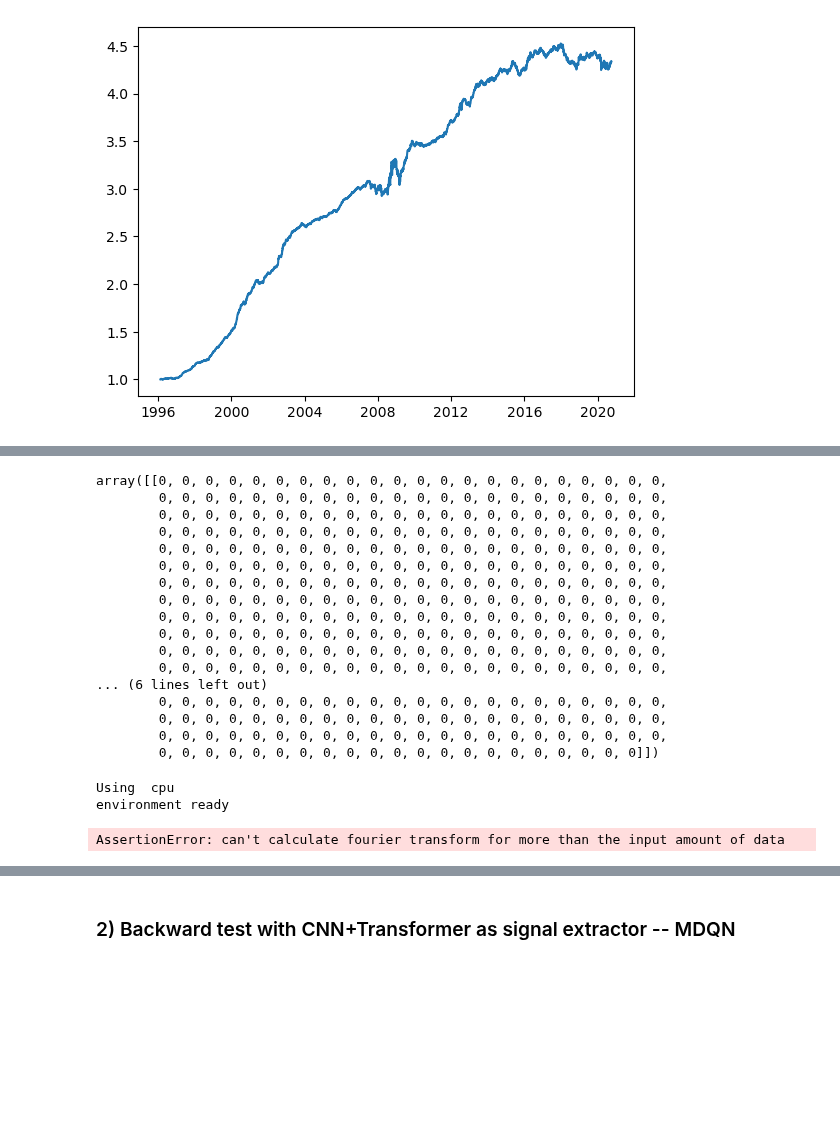
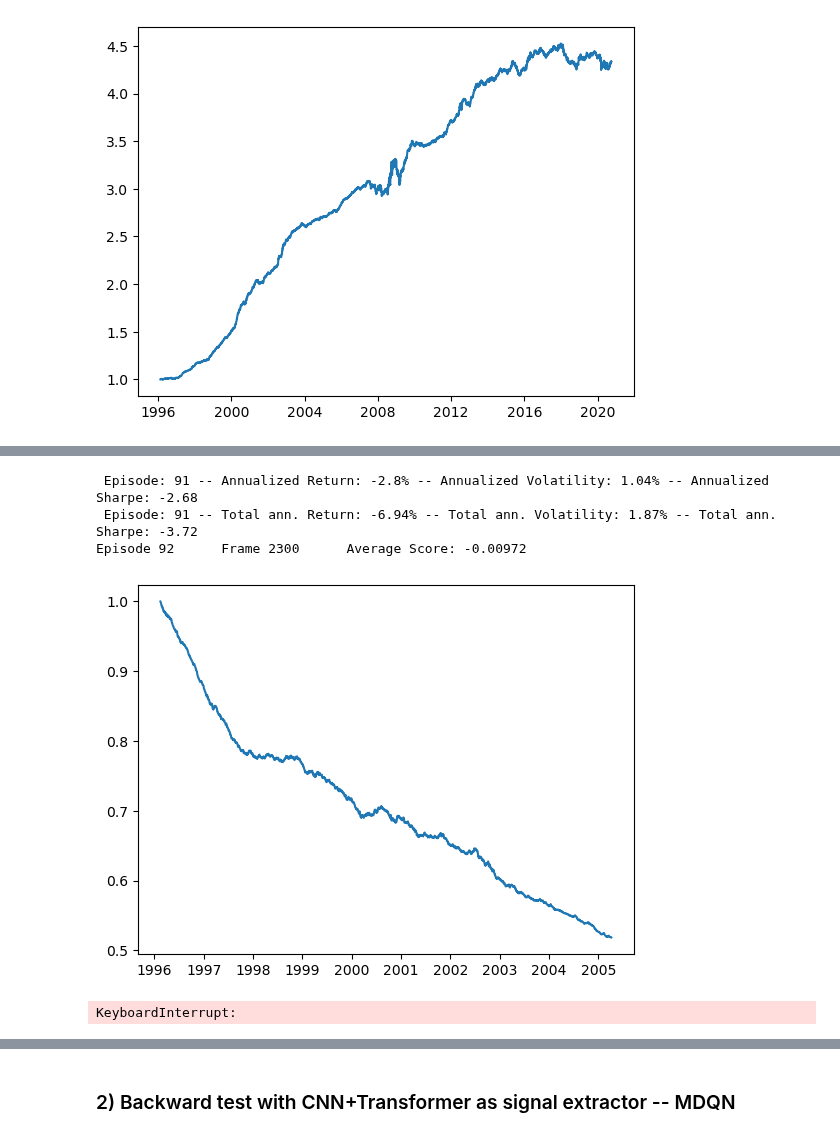
Before and after one commit to quintengeerts2000/MasterThesis-DRL_applications_to_stat_arb, a Jupyter notebook: empirical_analysis/RL_trading_tests.ipynb, the cells around one changed output, grey strips where cells are left out. Drawn from its saved outputs; the diff is of its cells as text; code cells hidden in the pictures; blank space fills up the shorter version.

```diff
--- a/empirical_analysis/RL_trading_tests.ipynb
+++ b/empirical_analysis/RL_trading_tests.ipynb
@@ -214,23 +207,3 @@ features = signal_extractor.extract(features)
-# %%
-agent.act_para(features, eps)
-# %% [output]
-array([[0, 0, 0, 0, 0, 0, 0, 0, 0, 0, 0, 0, 0, 0, 0, 0, 0, 0, 0, 0, 0, 0,
-        0, 0, 0, 0, 0, 0, 0, 0, 0, 0, 0, 0, 0, 0, 0, 0, 0, 0, 0, 0, 0, 0,
-        0, 0, 0, 0, 0, 0, 0, 0, 0, 0, 0, 0, 0, 0, 0, 0, 0, 0, 0, 0, 0, 0,
-        0, 0, 0, 0, 0, 0, 0, 0, 0, 0, 0, 0, 0, 0, 0, 0, 0, 0, 0, 0, 0, 0,
-        0, 0, 0, 0, 0, 0, 0, 0, 0, 0, 0, 0, 0, 0, 0, 0, 0, 0, 0, 0, 0, 0,
-        0, 0, 0, 0, 0, 0, 0, 0, 0, 0, 0, 0, 0, 0, 0, 0, 0, 0, 0, 0, 0, 0,
-        0, 0, 0, 0, 0, 0, 0, 0, 0, 0, 0, 0, 0, 0, 0, 0, 0, 0, 0, 0, 0, 0,
-        0, 0, 0, 0, 0, 0, 0, 0, 0, 0, 0, 0, 0, 0, 0, 0, 0, 0, 0, 0, 0, 0,
-        0, 0, 0, 0, 0, 0, 0, 0, 0, 0, 0, 0, 0, 0, 0, 0, 0, 0, 0, 0, 0, 0,
-        0, 0, 0, 0, 0, 0, 0, 0, 0, 0, 0, 0, 0, 0, 0, 0, 0, 0, 0, 0, 0, 0,
-        0, 0, 0, 0, 0, 0, 0, 0, 0, 0, 0, 0, 0, 0, 0, 0, 0, 0, 0, 0, 0, 0,
-        0, 0, 0, 0, 0, 0, 0, 0, 0, 0, 0, 0, 0, 0, 0, 0, 0, 0, 0, 0, 0, 0,
-... (6 lines left out)
-        0, 0, 0, 0, 0, 0, 0, 0, 0, 0, 0, 0, 0, 0, 0, 0, 0, 0, 0, 0, 0, 0,
-        0, 0, 0, 0, 0, 0, 0, 0, 0, 0, 0, 0, 0, 0, 0, 0, 0, 0, 0, 0, 0, 0,
-        0, 0, 0, 0, 0, 0, 0, 0, 0, 0, 0, 0, 0, 0, 0, 0, 0, 0, 0, 0, 0, 0,
-        0, 0, 0, 0, 0, 0, 0, 0, 0, 0, 0, 0, 0, 0, 0, 0, 0, 0, 0, 0, 0]])
 # %%
 # PARAMETERS
 seed = 100  #np.random.randint(0,100000)
@@ -276,15 +249,16 @@ agent = M_DQN_Agent(state_size=state_size,
 ##########################
 
 MINIMUM_BUFFER  = 5000      # minimum amount of experiences before the DRL agent starts learning
-EPISODE_LENGTH  = 25       # episode length, only used for telling when to show the performance
+EPISODE_LENGTH  = 25        # episode length, only used for telling when to show the performance
 LOOKBACK_WINDOW = 252       # lookback window used for the PCA estimation
 LOADING_WINDOW  = 60        # last 30 values are used to create the loadings for the factor model
-FACTORS         = 5         # the amount of factors used in the factor model
+FACTORS         = 10        # the amount of factors used in the factor model
 SIGNAL_WINDOW   = 30        # the length of the window used for extracting the signal
 TRANS_COST      = 0.0005    # transaction cost for changes in the portfolio
 SHORT_COST      = 0.0001    # cost of keeping a short position open
 WARMUP_TIME     = 0         # time needed to run the factor models before starting the strategy
 RETRAIN_EVERY   = 250       # time before the feature extractor is retrained on new data
+REBALANCE_FREQ  = 1
 
 env = TradingEnvironment(financial_dataset=price_df.dropna(axis=0, thresh=300),
                         residual_generator=PCA,
@@ -295,7 +269,8 @@ env = TradingEnvironment(financial_dataset=price_df.dropna(axis=0, thresh=300),
                         factors=FACTORS,
                         transaction_costs=TRANS_COST,
                         short_cost=SHORT_COST,
-                        add_alloc=ALLOCATION_INCLUDED)
+                        add_alloc=ALLOCATION_INCLUDED,
+                        rebalance_every=REBALANCE_FREQ)
 
 signal_extractor = FourierExtractor(add_alloc=ALLOCATION_INCLUDED, signal_window=SIGNAL_WINDOW)
 
@@ -351,35 +326,37 @@ for frame in range(1, frames+1):
             # perform a learning stepre
             agent.learn(experiences)
 
     # FEATURE EXTRACTOR RETRAINING
     if frame % RETRAIN_EVERY == 0:
         signal_extractor.train(train_data = env.res_rets.loc[env.date - dt.timedelta(days=WARMUP_TIME):env.date])
 
     state     = next_state
     features  = next_state[env.tradeable_tickers].values.T
     features = signal_extractor.extract(features)
 
-    score *= (env.p_l + 1)
+    score *= (reward.mean(axis=1).item() + 1)
     # linear annealing to the min epsilon value until eps_frames and from there slowly decease epsilon to 0 until the end of training
     if eps_fixed == False:
         if frame < eps_frames:
             eps = max(eps_start - (frame*(1/eps_frames)), min_eps)
         else:
             eps = max(min_eps - min_eps*((frame-eps_frames)/(frames-eps_frames)), 0.001)
 
     if frame % EPISODE_LENGTH == 0:
         scores_window.append(score-1)       # save most recent score
         scores.append(score-1)              # save most recent score
         #writer.add_scalar("Average100", np.mean(scores_window), frame)
         output_history.append(np.mean(scores_window))
         clear_output(True)
         env.evaluate_performance()
-        print('\rEpisode {}\tFrame {} \tAverage Score: {:.2f}'.format(i_episode, frame, np.mean(scores_window)), end="")
+        print('\rEpisode {}\tFrame {} \tAverage Score: {:.5f}'.format(i_episode, frame, np.mean(scores_window)), end="")
         plt.plot((env.total_pl.dropna() + 1).cumprod())
         plt.show()
         i_episode +=1
         score = 1
 # %% [output]
-Using  cpu
-environment ready
+ Episode: 91 -- Annualized Return: -2.8% -- Annualized Volatility: 1.04% -- Annualized Sharpe: -2.68
+ Episode: 91 -- Total ann. Return: -6.94% -- Total ann. Volatility: 1.87% -- Total ann. Sharpe: -3.72
+Episode 92      Frame 2300      Average Score: -0.00972
+[figure, added]
-AssertionError: can't calculate fourier transform for more than the input amount of data
+KeyboardInterrupt:
```
Also changed, not shown: parts of 15 cells of this notebook, 7 other files.
